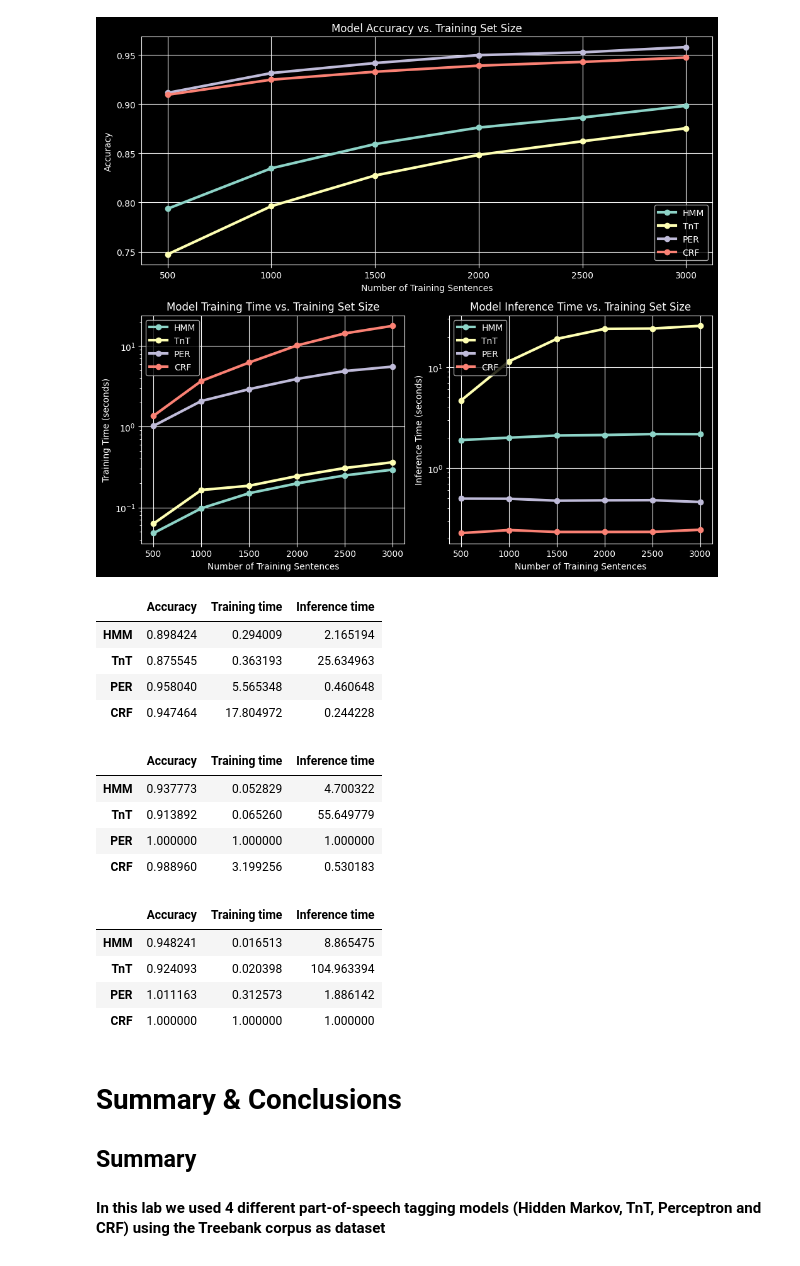
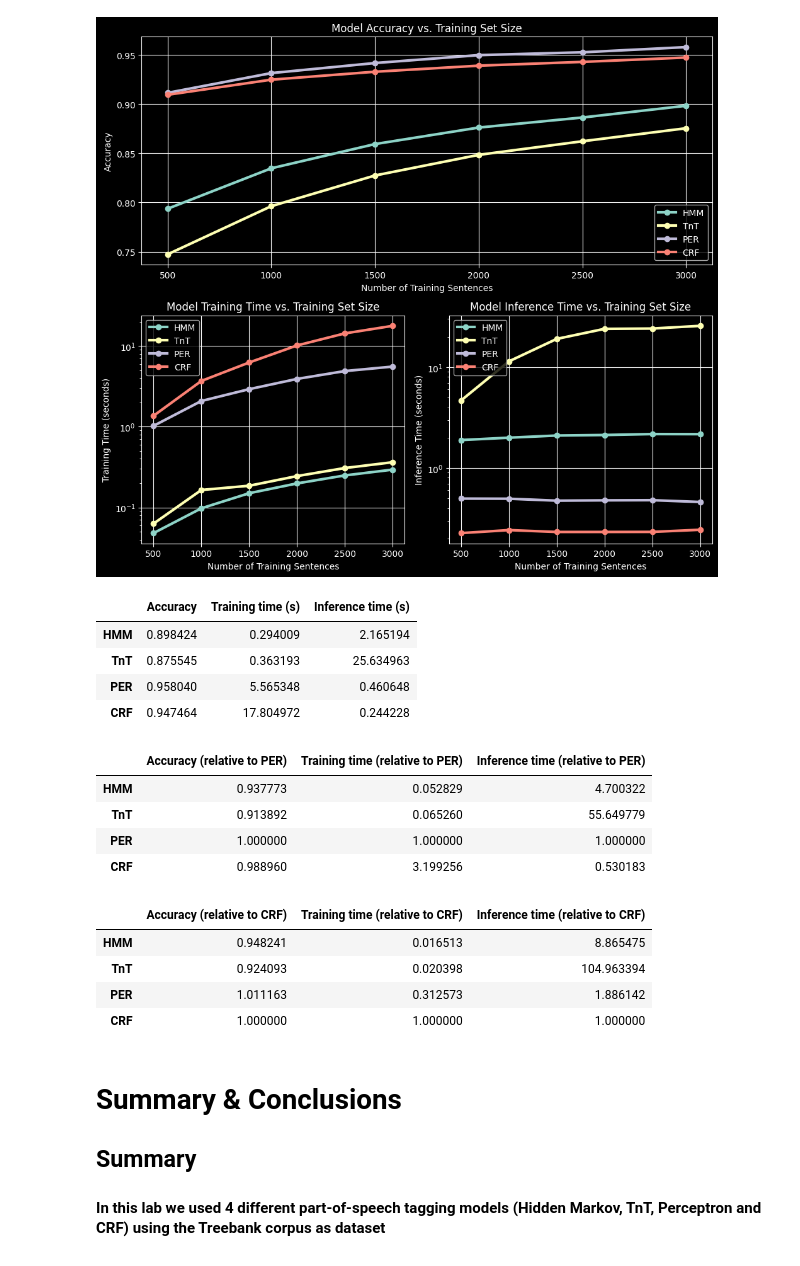
Before and after one commit to ZachParent/mai-intro-to-human-language-technologies, a Jupyter notebook: lab4/lab4.ipynb, the cells around one changed output. Saved outputs shown, nothing was run; the diff lists cells and outputs as text; code cells hidden in the pictures.

Commit message:
update column names

```diff
--- a/lab4/lab4.ipynb
+++ b/lab4/lab4.ipynb
@@ -256,28 +256,30 @@ plt.show()
 [figure]
 # %%
 results_with_3000_training_data = pd.concat([accuracy_results.loc[3000], training_time_results.loc[3000], inference_time_results.loc[3000]], axis=1)
-results_with_3000_training_data.columns = ['Accuracy', 'Training time', 'Inference time']
+results_with_3000_training_data.columns = ['Accuracy', 'Training time (s)', 'Inference time (s)']
 results_with_3000_training_data
 # %% [output]
-|  | Accuracy | Training time | Inference time |
+|  | Accuracy | Training time (s) | Inference time (s) |
 | HMM | 0.898424 | 0.294009 | 2.165194 |
 | TnT | 0.875545 | 0.363193 | 25.634963 |
 | PER | 0.958040 | 5.565348 | 0.460648 |
 | CRF | 0.947464 | 17.804972 | 0.244228 |
 # %%
 results_vs_PER = results_with_3000_training_data / results_with_3000_training_data.loc['PER']
+results_vs_PER.columns = ['Accuracy (relative to PER)', 'Training time (relative to PER)', 'Inference time (relative to PER)']
 results_vs_PER
 # %% [output]
-|  | Accuracy | Training time | Inference time |
+|  | Accuracy (relative to PER) | Training time (relative to PER) | Inference time (relative to PER) |
 | HMM | 0.937773 | 0.052829 | 4.700322 |
 | TnT | 0.913892 | 0.065260 | 55.649779 |
 | PER | 1.000000 | 1.000000 | 1.000000 |
 | CRF | 0.988960 | 3.199256 | 0.530183 |
 # %%
 results_vs_CRF = results_with_3000_training_data / results_with_3000_training_data.loc['CRF']
+results_vs_CRF.columns = ['Accuracy (relative to CRF)', 'Training time (relative to CRF)', 'Inference time (relative to CRF)']
 results_vs_CRF
 # %% [output]
-|  | Accuracy | Training time | Inference time |
+|  | Accuracy (relative to CRF) | Training time (relative to CRF) | Inference time (relative to CRF) |
 | HMM | 0.948241 | 0.016513 | 8.865475 |
 | TnT | 0.924093 | 0.020398 | 104.963394 |
 | PER | 1.011163 | 0.312573 | 1.886142 |
```
